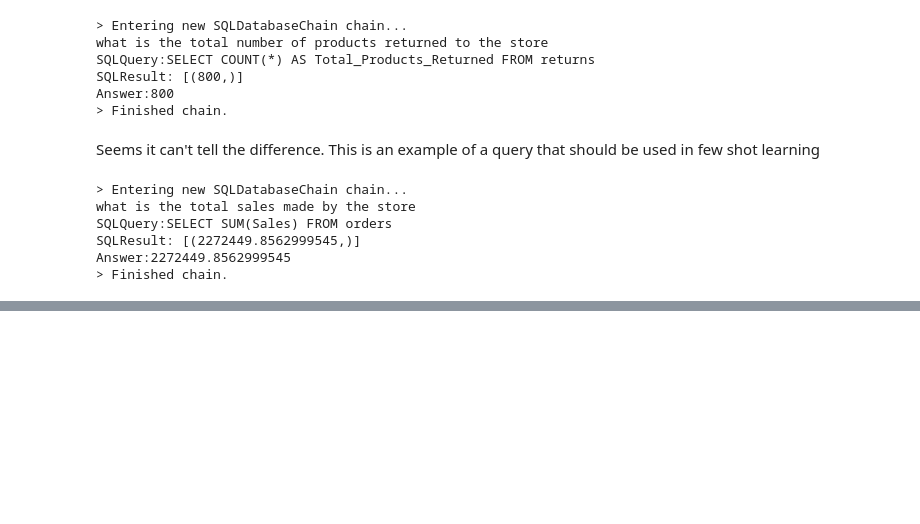
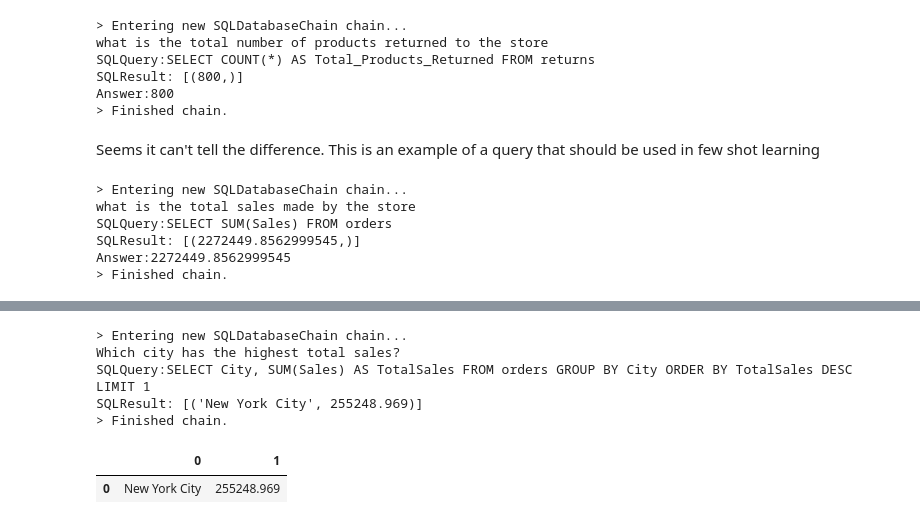
Before and after one commit to DennisChangach/Text_To_SQL_Superstore_Dataset, a Jupyter notebook: notebook.ipynb, the cells around one changed output, grey strips where cells are left out. Drawn from its saved outputs; the diff is of its cells as text; code cells hidden in the pictures; blank space fills up the shorter version.

```diff
--- a/notebook.ipynb
+++ b/notebook.ipynb
@@ -92,0 +247,18 @@ Answer:2272449.8562999545
+# %%
+#Example prompt format
+example_prompt = PromptTemplate(
+    input_variables=["Question", "SQLQuery", "SQLResult"],
+    template="\nQuestion: {Question}\nSQLQuery: {SQLQuery}\nSQLResult: {SQLResult}",
+)
+# %%
+# Entire Prompt
+few_shot_prompt = FewShotPromptTemplate(
+    example_selector=example_selector,
+    example_prompt=example_prompt,
+    prefix=mysql_prompt,
+    suffix=PROMPT_SUFFIX,
+    input_variables=["input", "table_info", "top_k"], #These variables are used in the prefix and suffix
+)
+# %%
+#Chain_
+new_chain = SQLDatabaseChain.from_llm(llm, db, verbose=True, prompt=few_shot_prompt,return_direct=True)
@@ -92,0 +276,18 @@ Answer:2272449.8562999545
+# %%
+#Function to return dataframe
+def return_df(response):
+    result_list = eval(response['result'])
+    df = pd.DataFrame(result_list)
+    return df
+# %%
+response = new_chain("Which city has the highest total sales?")
+df = return_df(response)
+df.head()
+# %% [output]
+> Entering new SQLDatabaseChain chain...
+Which city has the highest total sales?
+SQLQuery:SELECT City, SUM(Sales) AS TotalSales FROM orders GROUP BY City ORDER BY TotalSales DESC LIMIT 1
+SQLResult: [('New York City', 255248.969)]
+> Finished chain.
+|  | 0 | 1 |
+| 0 | New York City | 255248.969 |
```
Also changed, not shown: parts of 21 cells of this notebook, 2 other files.
